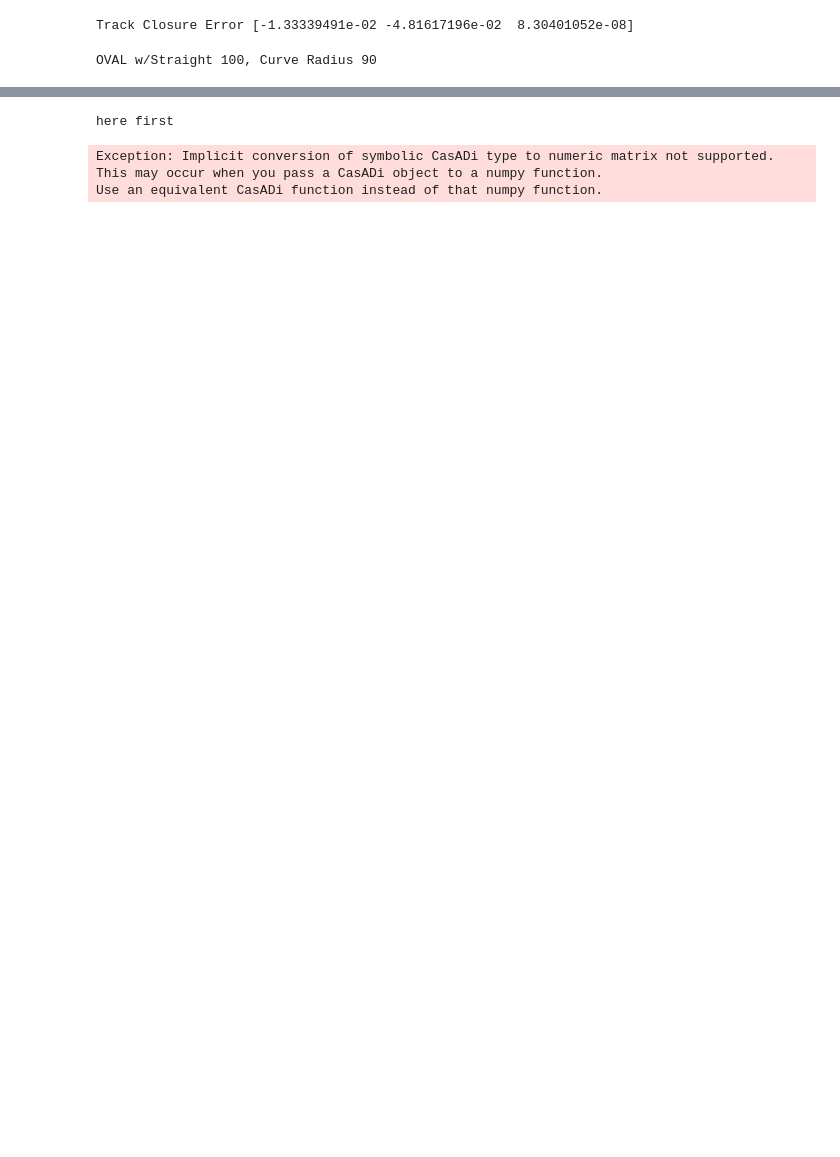
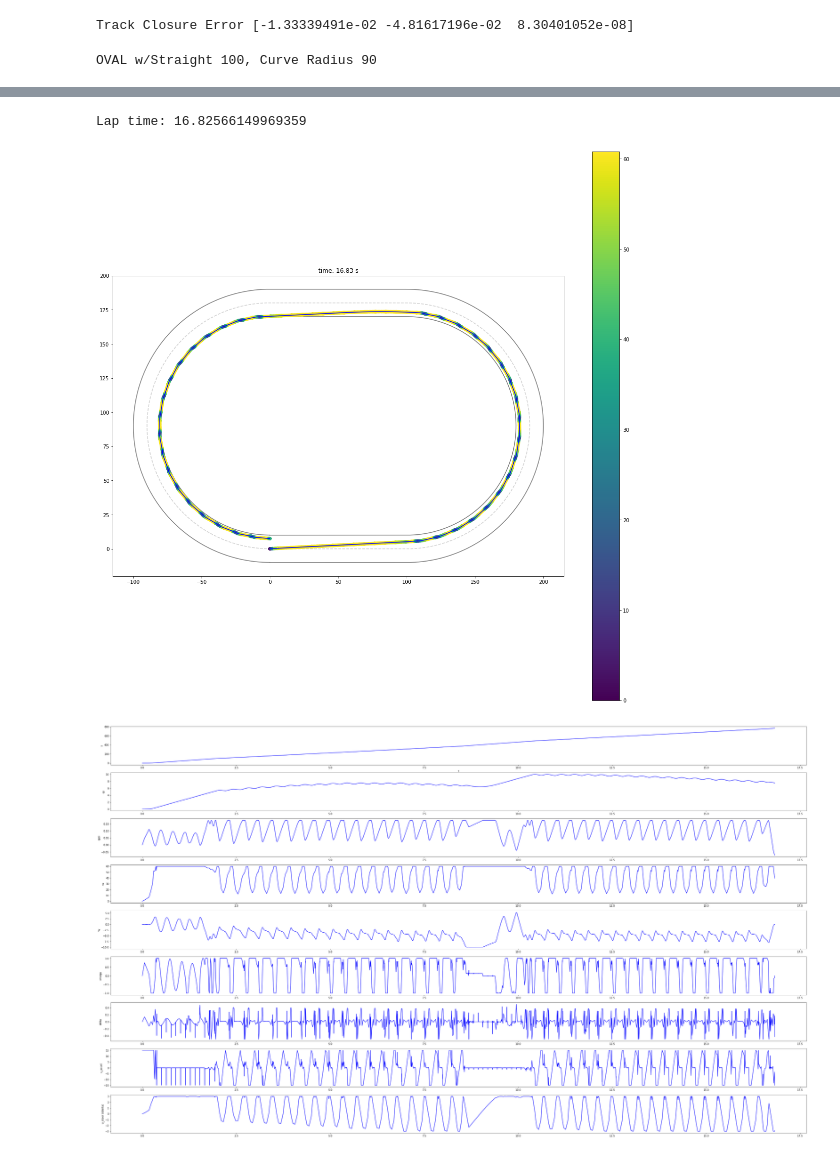
Before and after one commit to AndrewHWang1605/SOAR, a Jupyter notebook: laptime_optimization.ipynb, the cells around one changed output, grey strips where cells are left out. Drawn from its saved outputs; the diff is of its cells as text; code cells hidden in the pictures; blank space fills up the shorter version.

Commit message:
Laptime optimization kinda works

```diff
--- a/laptime_optimization.ipynb
+++ b/laptime_optimization.ipynb
@@ -18,7 +16,7 @@ The autoreload extension is already loaded. To reload it, use:
 # %%
 # Set up track for optimization
 veh_config = get_vehicle_config()
-scene_config = get_scene_config()
+scene_config = get_scene_config(track_type=OVAL_TRACK)
 veh_constraints = get_vehicle_opt_constraints(veh_config, scene_config)
 track = scene_config["track"]
 # %% [output]
@@ -349,5 +340,5 @@ def plot_racelines(track_name, raceline):
 # %%
-compute_raceline(track, veh_config, veh_constraints)
+raceline = compute_raceline(track, veh_config, veh_constraints)
 # %% [output]
 =================== Raceline computation ===================
 Track name: OVAL w/Straight 100, Curve Radius 90
@@ -385,52 +359,0 @@ ubT = [100]
-# %%
-# Define Optimization Problem in CasADi
-N = 10
-STATE_DIM = 7
-CONTROL_DIM = 2
-x0 = [0]*STATE_DIM
-
-x = SX.sym('x', N+1, STATE_DIM)
-u = SX.sym('u', N, CONTROL_DIM)
-T = SX.sym('T', 1)
-
-dt = T/N
-
-# Declare arrays g = constraints with lower and upper bounds
-g = []
-lbg = []
-ubg = []
-
-agent = BicycleVehicle(veh_config, scene_config, None, None)
-
-for i in range(N):
-    g += [x[i+1,:] - agent.casadi_dynamics(x[i,:], u[i,0], u[i,1], dt)]
-    lbg += [0]*7
-    ubg += [0]*7
-
-w = [x[0,:], T]
-
-
-
-
-
-w = horzcat(*w)
-
-
-lbw = lbx + lbT
-ubw = lbx + ubT
-
-print(lbw)
-
-
-nlp = {'x':w, 'f':T+1, 'p':[], 'g':[]}
-solver = nlpsol('nlp_solver', 'ipopt', nlp)
-sol = solver(lbx=lbw, ubx=ubw)
-print(sol['x'])
-
-# for i in range(N):
-#     print(x)
-# %% [output]
-here first
-Exception: Implicit conversion of symbolic CasADi type to numeric matrix not supported.
-This may occur when you pass a CasADi object to a numpy function.
-Use an equivalent CasADi function instead of that numpy function.
@@ -436,0 +415,11 @@ Use an equivalent CasADi function instead of that numpy function.
+# %%
+# Plot raceline
+plot_racelines(track, raceline)
+
+# Save raceline
+filename = 'raceline.npz'
+np.savez(filename, **raceline)
+# %% [output]
+Lap time: 16.82566149969359
+[figure, added]
+[figure, added]
```
Also changed, not shown: parts of 7 cells of this notebook.
